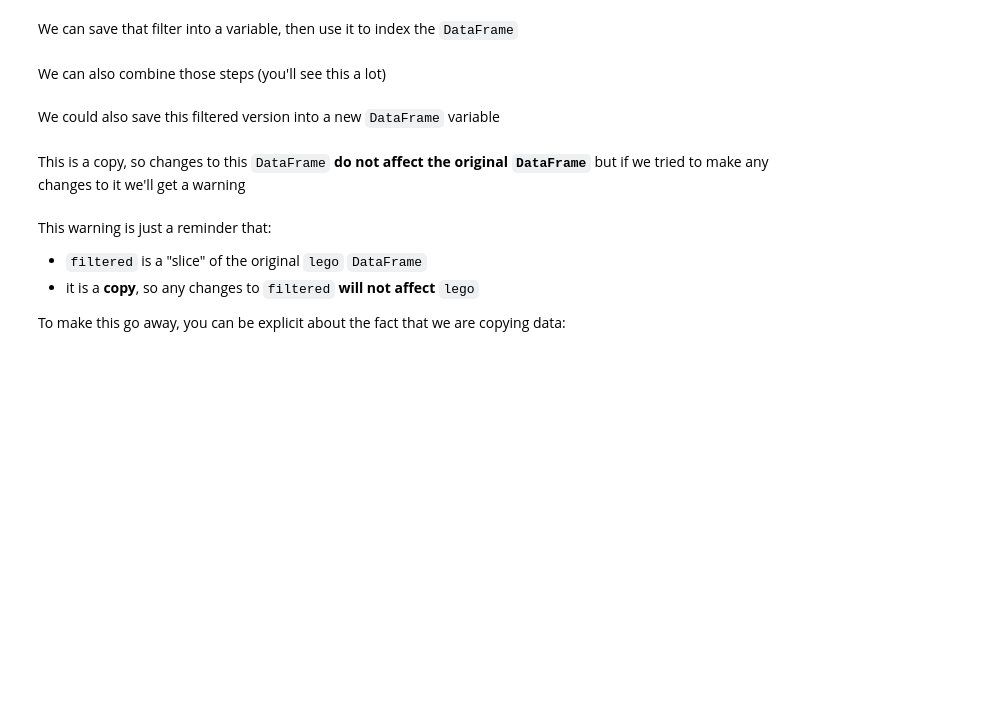
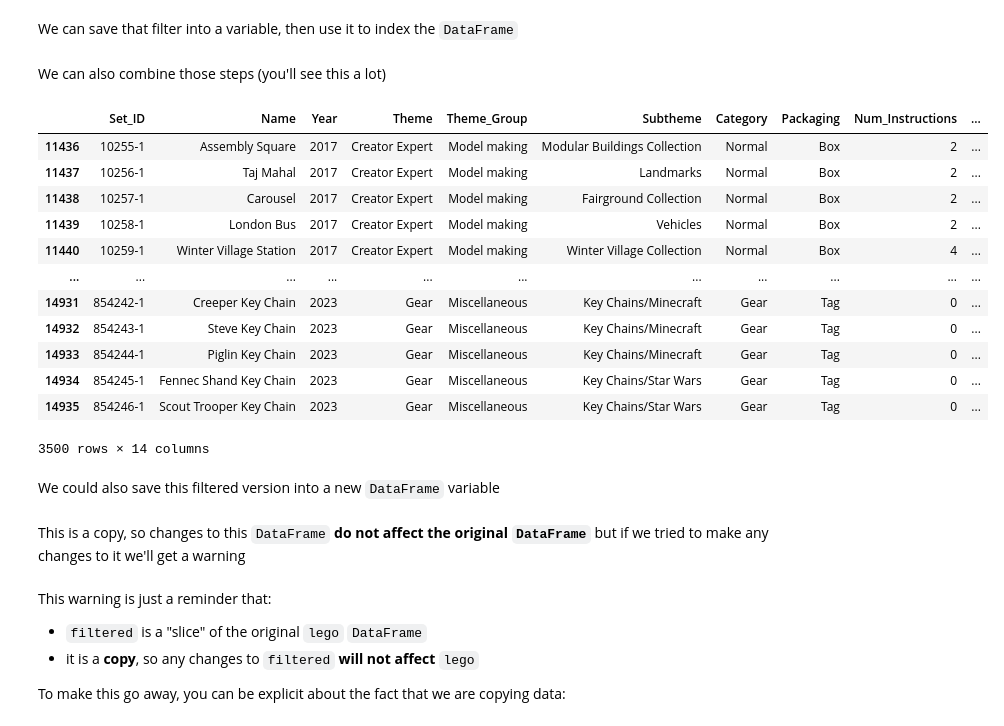
Before and after one commit to milatovicdanka90-maker/intro-to-eda-and-pandas, a Jupyter notebook: 03-eda-with-pandas/03-eda-with-pandas.ipynb, the cells around one changed output. Saved outputs shown, nothing was run; the diff lists cells and outputs as text; code cells hidden in the pictures; blank space fills up the shorter version.

```diff
--- a/03-eda-with-pandas/03-eda-with-pandas.ipynb
+++ b/03-eda-with-pandas/03-eda-with-pandas.ipynb
@@ -344,4 +342,20 @@ We can save that filter into a variable, then use it to index the `DataFrame`
 # %% [markdown]
 We can also combine those steps (you'll see this a lot)
+# %%
+lego_df[lego_df["Age"] < 10]
+# %% [output]
+|  | Set_ID | Name | Year | Theme | Theme_Group | Subtheme | Category | Packaging | Num_Instructions | ... |
+| 11436 | 10255-1 | Assembly Square | 2017 | Creator Expert | Model making | Modular Buildings Collection | Normal | Box | 2 | ... |
+| 11437 | 10256-1 | Taj Mahal | 2017 | Creator Expert | Model making | Landmarks | Normal | Box | 2 | ... |
+| 11438 | 10257-1 | Carousel | 2017 | Creator Expert | Model making | Fairground Collection | Normal | Box | 2 | ... |
+| 11439 | 10258-1 | London Bus | 2017 | Creator Expert | Model making | Vehicles | Normal | Box | 2 | ... |
+| 11440 | 10259-1 | Winter Village Station | 2017 | Creator Expert | Model making | Winter Village Collection | Normal | Box | 4 | ... |
+| ... | ... | ... | ... | ... | ... | ... | ... | ... | ... | ... |
+| 14931 | 854242-1 | Creeper Key Chain | 2023 | Gear | Miscellaneous | Key Chains/Minecraft | Gear | Tag | 0 | ... |
+| 14932 | 854243-1 | Steve Key Chain | 2023 | Gear | Miscellaneous | Key Chains/Minecraft | Gear | Tag | 0 | ... |
+| 14933 | 854244-1 | Piglin Key Chain | 2023 | Gear | Miscellaneous | Key Chains/Minecraft | Gear | Tag | 0 | ... |
+| 14934 | 854245-1 | Fennec Shand Key Chain | 2023 | Gear | Miscellaneous | Key Chains/Star Wars | Gear | Tag | 0 | ... |
+| 14935 | 854246-1 | Scout Trooper Key Chain | 2023 | Gear | Miscellaneous | Key Chains/Star Wars | Gear | Tag | 0 | ... |
+3500 rows × 14 columns
 # %% [markdown]
 We could also save this filtered version into a new `DataFrame` variable
```
Also changed, not shown: parts of 16 cells of this notebook.
